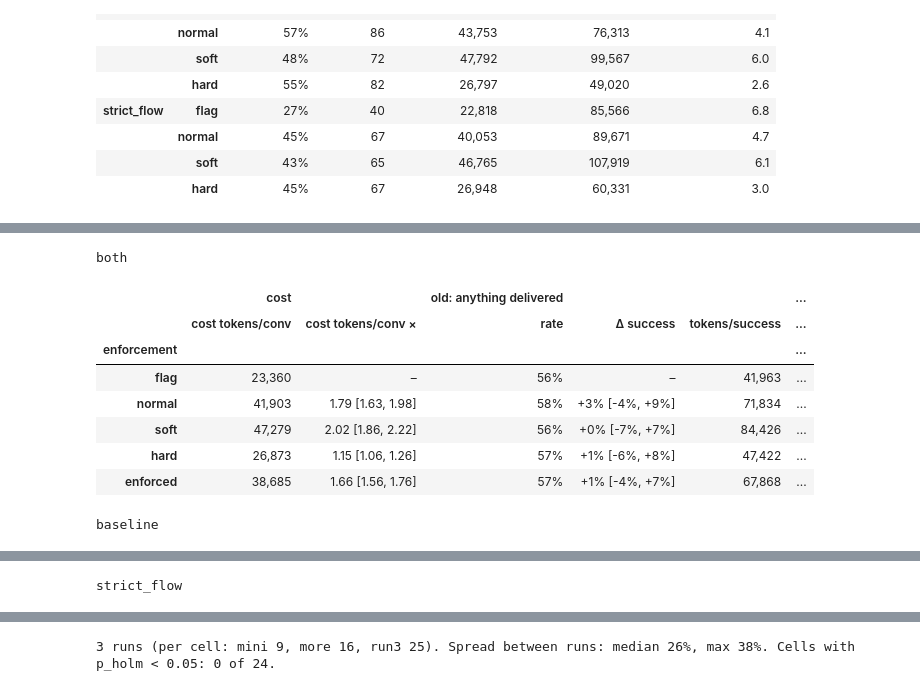
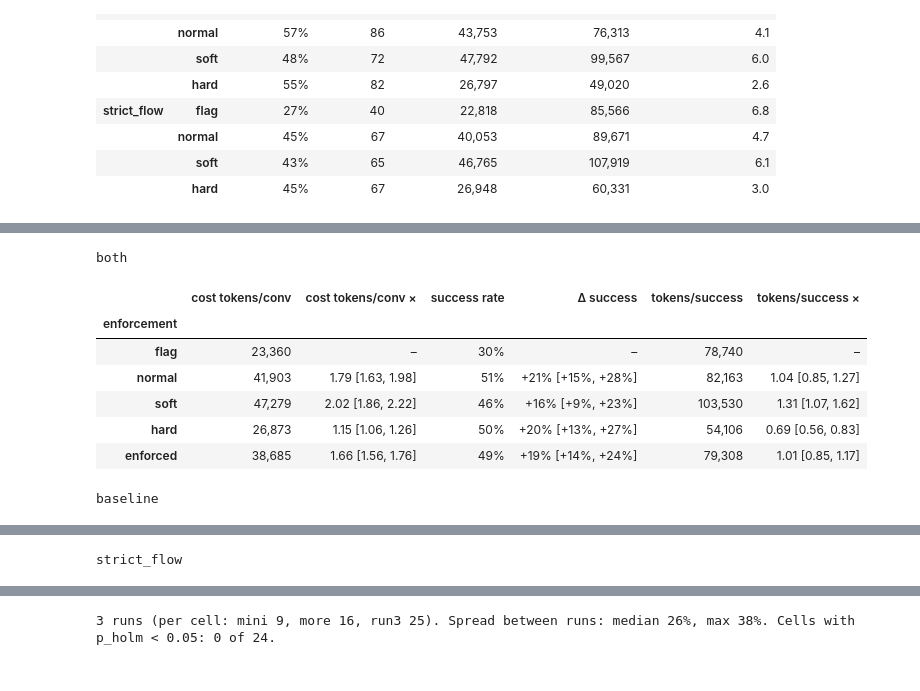
Before and after one commit to mp-2026-BPM/Agent-Guardrail-Inspector, a Jupyter notebook: analysis/guardrail_effects.ipynb, the cells around one changed output, grey strips where cells are left out. Drawn from its saved outputs; the diff is of its cells as text; code cells hidden in the pictures.

```diff
--- a/analysis/guardrail_effects.ipynb
+++ b/analysis/guardrail_effects.ipynb
@@ -311,14 +306,6 @@ per_thread["tray_croissant"] = per_thread.index.isin(
 per_thread["refund"] = per_thread.index.isin(
     calls[calls.tool.isin(REFUND_TOOLS) & calls.ok].thread_id
 )
-# Earlier definition: any successful tray placement, without checking it against an order.
-per_thread["tray_any_v1"] = per_thread.index.isin(tray.thread_id)
-per_thread["tray_latte_v1"] = per_thread.index.isin(
-    tray[tray.item == "latte"].thread_id
-)
-per_thread["tray_croissant_v1"] = per_thread.index.isin(
-    tray[tray.item == "croissant"].thread_id
-)
 
 MILESTONES = {
     1: {
@@ -335,11 +322,6 @@ MILESTONES = {
         "first order went through": lambda d: d.first_order_ok,
         "item on tray": lambda d: d.tray_any,
     },
-}
-SUCCESS_V1 = {
-    1: lambda d: d.tray_latte_v1 & d.tray_croissant_v1,
-    3: lambda d: d.tray_any_v1 | d.refund,
-    4: lambda d: d.tray_any_v1,
 }
 
 conv = conversations.join(per_thread, on="thread_id")
@@ -363,11 +345,6 @@ milestones = pd.concat(reached, ignore_index=True).merge(
 by_thread = milestones.groupby("thread_id").reached
 conv["progress"] = conv.thread_id.map(by_thread.mean())
 conv["success"] = conv.thread_id.map(by_thread.all()).astype(bool)
-conv["success_v1"] = False
-for scenario, rule in SUCCESS_V1.items():
-    mask = conv.scenario == scenario
-    conv.loc[mask, "success_v1"] = rule(conv[mask])
-conv["success_v1"] = conv.success_v1.astype(bool)
 # %%
 refunds = calls[calls.tool.isin(REFUND_TOOLS) & calls.ok]
 own_orders = set(zip(orders.thread_id, orders.order_id))
@@ -883,7 +831,7 @@ ax.grid(axis="y", visible=False)
 ax.xaxis.set_major_formatter(plt.FuncFormatter(lambda v, _: f"{v:+.0%}"))
 ax.set_xlabel("difference in success rate vs flag (Mantel-Haenszel, 95% CI)")
 ax.set_title(
-    f"Effect of enforcement on success, stratified by scenario and run\n{LABEL_NEW}",
+    "Effect of enforcement on success, stratified by scenario and run",
     loc="left",
 )
 plt.show()
@@ -1852,56 +1790,46 @@ overall = efficiency_bootstrap(conv, list(CRITERIA))
 # %%
 def overall_table(family):
     t = overall.xs(family, level="family")
     rows = []
     for enf in ["flag", *TREATMENTS, "enforced"]:
+        in_group = conv.enforcement.isin(GROUPS_ENF[enf]) & conv.family.isin(
+            GROUPS_FAM[family]
+        )
         r = {
             "enforcement": enf,
-            "cost tokens/conv": conv.loc[
-                conv.enforcement.isin(GROUPS_ENF[enf])
-                & conv.family.isin(GROUPS_FAM[family]),
-                "cost_tokens",
-            ].mean(),
+            "cost tokens/conv": f"{conv.loc[in_group, 'cost_tokens'].mean():,.0f}",
+            "success rate": f"{t.loc[(enf, 'rate'), 'estimate']:.0%}",
+            "tokens/success": f"{t.loc[(enf, 'tokens/success'), 'estimate']:,.0f}",
         }
         if enf != "flag":
             e, lo, hi = t.loc[(enf, "tokens/conv ×")]
             r["cost tokens/conv ×"] = f"{e:.2f} [{lo:.2f}, {hi:.2f}]"
-        for c, label in CRITERIA.items():
-            r[(label, "rate")] = f"{t.loc[(enf, f'{c}: rate'), 'estimate']:.0%}"
-            r[(label, "tokens/success")] = (
-                f"{t.loc[(enf, f'{c}: tokens/success'), 'estimate']:,.0f}"
-            )
-            if enf != "flag":
-                e, lo, hi = t.loc[(enf, f"{c}: Δ success")]
-                r[(label, "Δ success")] = f"{e:+.0%} [{lo:+.0%}, {hi:+.0%}]"
-                e, lo, hi = t.loc[(enf, f"{c}: tokens/success ×")]
-                r[(label, "tokens/success ×")] = f"{e:.2f} [{lo:.2f}, {hi:.2f}]"
+            e, lo, hi = t.loc[(enf, "Δ success")]
+            r["Δ success"] = f"{e:+.0%} [{lo:+.0%}, {hi:+.0%}]"
+            e, lo, hi = t.loc[(enf, "tokens/success ×")]
+            r["tokens/success ×"] = f"{e:.2f} [{lo:.2f}, {hi:.2f}]"
         rows.append(r)
-    out = pd.DataFrame(rows).set_index("enforcement").fillna("–")
-    out.columns = pd.MultiIndex.from_tuples(
-        [c if isinstance(c, tuple) else ("cost", c) for c in out.columns]
-    )
-    out[("cost", "cost tokens/conv")] = out[("cost", "cost tokens/conv")].map(
-        lambda v: f"{v:,.0f}"
-    )
-    order = [("cost", "cost tokens/conv"), ("cost", "cost tokens/conv ×")] + [
-        (label, m)
-        for label in CRITERIA.values()
-        for m in ["rate", "Δ success", "tokens/success", "tokens/success ×"]
+    columns = [
+        "cost tokens/conv",
+        "cost tokens/conv ×",
+        "success rate",
+        "Δ success",
+        "tokens/success",
+        "tokens/success ×",
     ]
-    return out[order]
+    return pd.DataFrame(rows).set_index("enforcement")[columns].fillna("–")
 
 
 for family in ["both", *FAMILIES]:
     print(f"\n{family}")
     display(overall_table(family))
 # %% [output]
 both
-|  | cost |  | old: anything delivered |  |  | ... |
-|  | cost tokens/conv | cost tokens/conv × | rate | Δ success | tokens/success | ... |
-| enforcement |  |  |  |  |  | ... |
-| flag | 23,360 | – | 56% | – | 41,963 | ... |
-| normal | 41,903 | 1.79 [1.63, 1.98] | 58% | +3% [-4%, +9%] | 71,834 | ... |
-| soft | 47,279 | 2.02 [1.86, 2.22] | 56% | +0% [-7%, +7%] | 84,426 | ... |
-| hard | 26,873 | 1.15 [1.06, 1.26] | 57% | +1% [-6%, +8%] | 47,422 | ... |
-| enforced | 38,685 | 1.66 [1.56, 1.76] | 57% | +1% [-4%, +7%] | 67,868 | ... |
+|  | cost tokens/conv | cost tokens/conv × | success rate | Δ success | tokens/success | tokens/success × |
+| enforcement |  |  |  |  |  |  |
+| flag | 23,360 | – | 30% | – | 78,740 | – |
+| normal | 41,903 | 1.79 [1.63, 1.98] | 51% | +21% [+15%, +28%] | 82,163 | 1.04 [0.85, 1.27] |
+| soft | 47,279 | 2.02 [1.86, 2.22] | 46% | +16% [+9%, +23%] | 103,530 | 1.31 [1.07, 1.62] |
+| hard | 26,873 | 1.15 [1.06, 1.26] | 50% | +20% [+13%, +27%] | 54,106 | 0.69 [0.56, 0.83] |
+| enforced | 38,685 | 1.66 [1.56, 1.76] | 49% | +19% [+14%, +24%] | 79,308 | 1.01 [0.85, 1.17] |
 baseline
```
Also changed, not shown: parts of 22 cells of this notebook, 4 other files.
